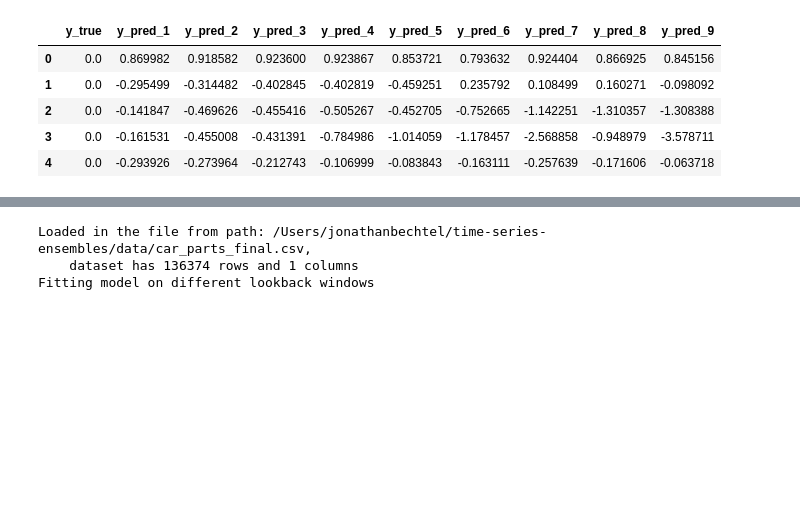
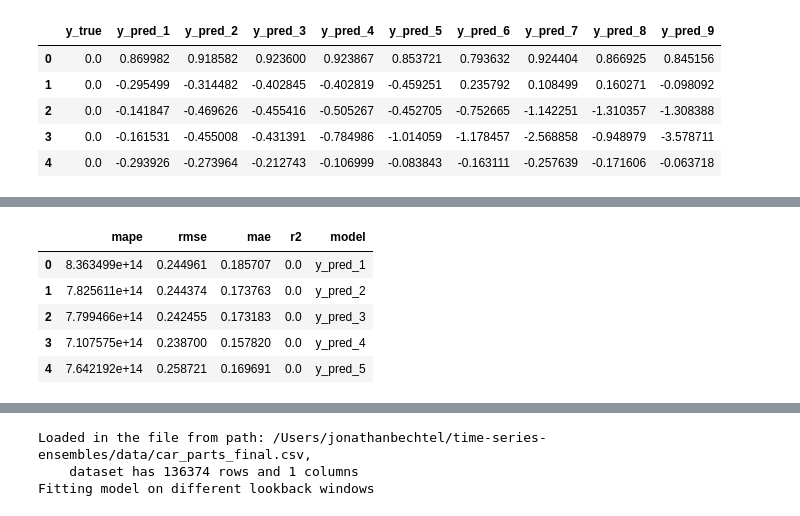
Before and after one commit to JonathanBechtel/time-series-ensembles, a Jupyter notebook: notebooks/LinearRegressionEnsembles.ipynb, the cells around one changed output, grey strips where cells are left out. Drawn from its saved outputs; the diff is of its cells as text; code cells hidden in the pictures; blank space fills up the shorter version.

```diff
--- a/notebooks/LinearRegressionEnsembles.ipynb
+++ b/notebooks/LinearRegressionEnsembles.ipynb
@@ -272,2 +298,10 @@ ensemble_preds = calc_ensembled_predictions(lookback_preds)
 # %%
 metric_results = calc_metrics_for_preds_df(ensemble_preds, round_vals = False)
+metric_results.head()
+# %% [output]
+|  | mape | rmse | mae | r2 | model |
+| 0 | 8.363499e+14 | 0.244961 | 0.185707 | 0.0 | y_pred_1 |
+| 1 | 7.825611e+14 | 0.244374 | 0.173763 | 0.0 | y_pred_2 |
+| 2 | 7.799466e+14 | 0.242455 | 0.173183 | 0.0 | y_pred_3 |
+| 3 | 7.107575e+14 | 0.238700 | 0.157820 | 0.0 | y_pred_4 |
+| 4 | 7.642192e+14 | 0.258721 | 0.169691 | 0.0 | y_pred_5 |
```
Also changed, not shown: parts of 7 cells of this notebook.
